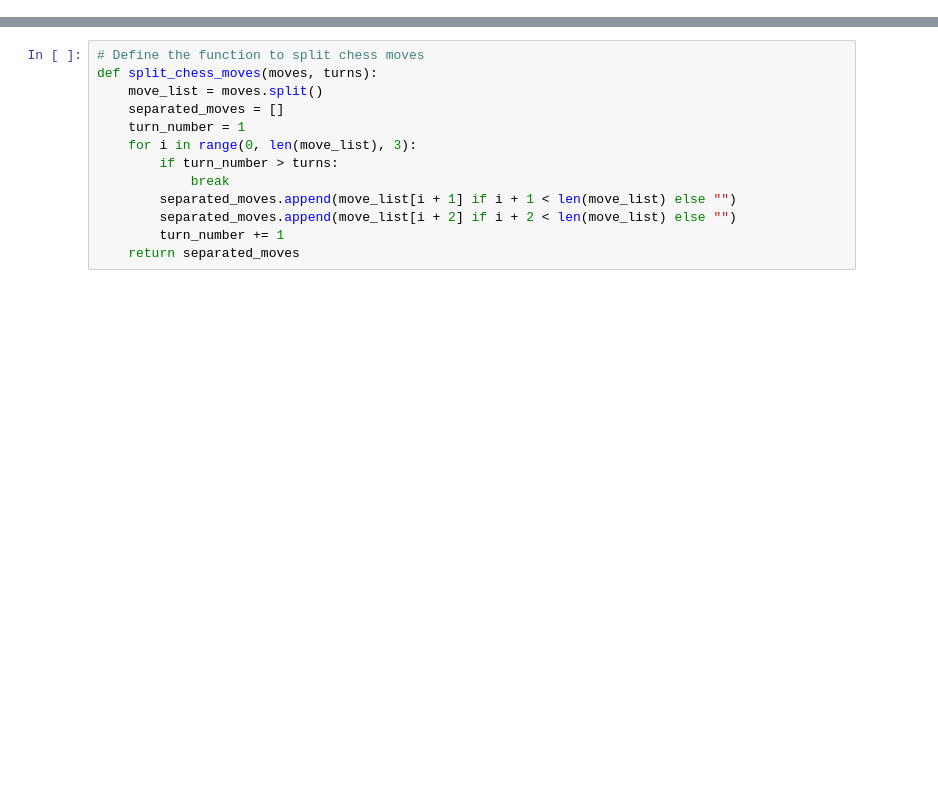
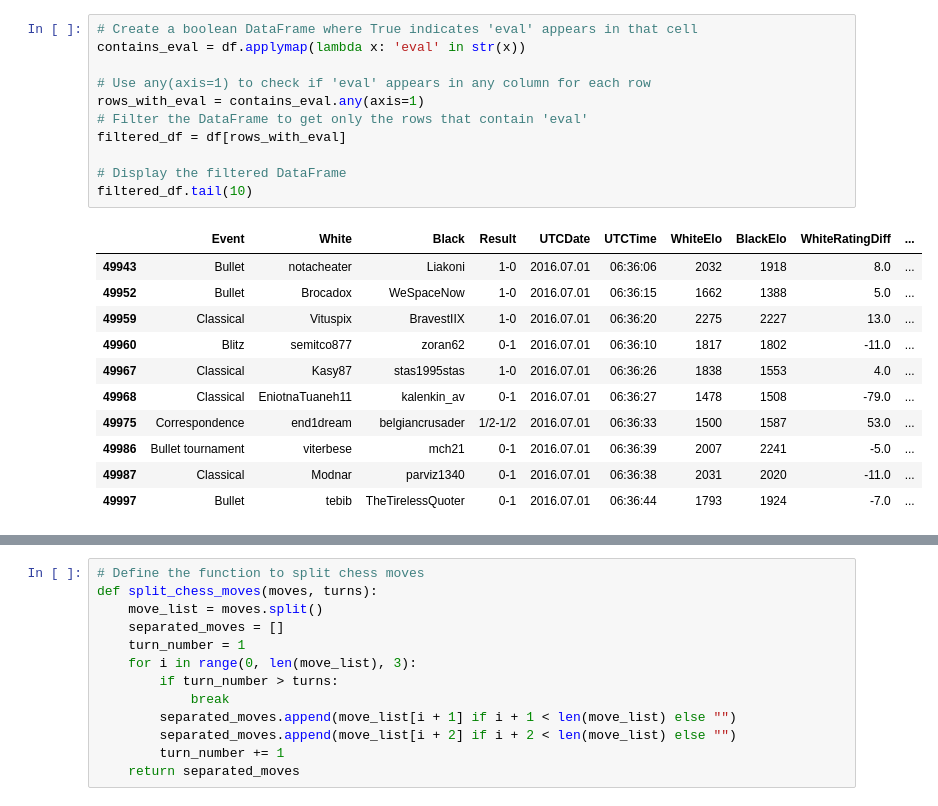
Before and after one commit to appeldaniel1998/ChessDataAnalysis, a Jupyter notebook: Chess.ipynb, the cells around one changed output, grey strips where cells are left out. Drawn from its saved outputs; the diff is of its cells as text; blank space fills up the shorter version.

```diff
--- a/Chess.ipynb
+++ b/Chess.ipynb
@@ -28,0 +42,23 @@ df_first_lines.to_csv('shorterChessDf.csv', index=False)
+# %%
+# Create a boolean DataFrame where True indicates 'eval' appears in that cell
+contains_eval = df.applymap(lambda x: 'eval' in str(x))
+
+# Use any(axis=1) to check if 'eval' appears in any column for each row
+rows_with_eval = contains_eval.any(axis=1)
+# Filter the DataFrame to get only the rows that contain 'eval'
+filtered_df = df[rows_with_eval]
+
+# Display the filtered DataFrame
+filtered_df.tail(10)
+# %% [output]
+|  | Event | White | Black | Result | UTCDate | UTCTime | WhiteElo | BlackElo | WhiteRatingDiff | ... |
+| 49943 | Bullet | notacheater | Liakoni | 1-0 | 2016.07.01 | 06:36:06 | 2032 | 1918 | 8.0 | ... |
+| 49952 | Bullet | Brocadox | WeSpaceNow | 1-0 | 2016.07.01 | 06:36:15 | 1662 | 1388 | 5.0 | ... |
+| 49959 | Classical | Vituspix | BravestIIX | 1-0 | 2016.07.01 | 06:36:20 | 2275 | 2227 | 13.0 | ... |
+| 49960 | Blitz | semitco877 | zoran62 | 0-1 | 2016.07.01 | 06:36:10 | 1817 | 1802 | -11.0 | ... |
+| 49967 | Classical | Kasy87 | stas1995stas | 1-0 | 2016.07.01 | 06:36:26 | 1838 | 1553 | 4.0 | ... |
+| 49968 | Classical | EniotnaTuaneh11 | kalenkin_av | 0-1 | 2016.07.01 | 06:36:27 | 1478 | 1508 | -79.0 | ... |
+| 49975 | Correspondence | end1dream | belgiancrusader | 1/2-1/2 | 2016.07.01 | 06:36:33 | 1500 | 1587 | 53.0 | ... |
+| 49986 | Bullet tournament | viterbese | mch21 | 0-1 | 2016.07.01 | 06:36:39 | 2007 | 2241 | -5.0 | ... |
+| 49987 | Classical | Modnar | parviz1340 | 0-1 | 2016.07.01 | 06:36:38 | 2031 | 2020 | -11.0 | ... |
+| 49997 | Bullet | tebib | TheTirelessQuoter | 0-1 | 2016.07.01 | 06:36:44 | 1793 | 1924 | -7.0 | ... |
```
Also changed, not shown: parts of 16 cells of this notebook.
